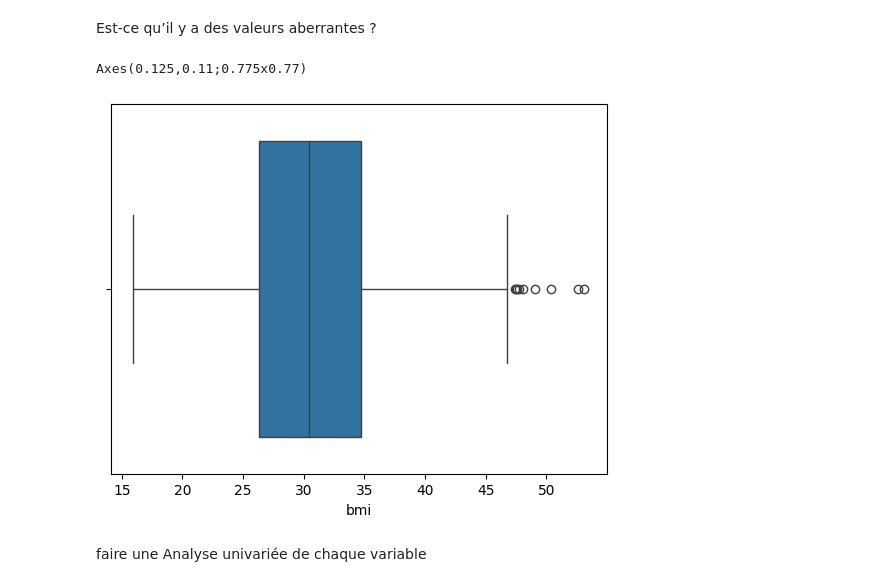
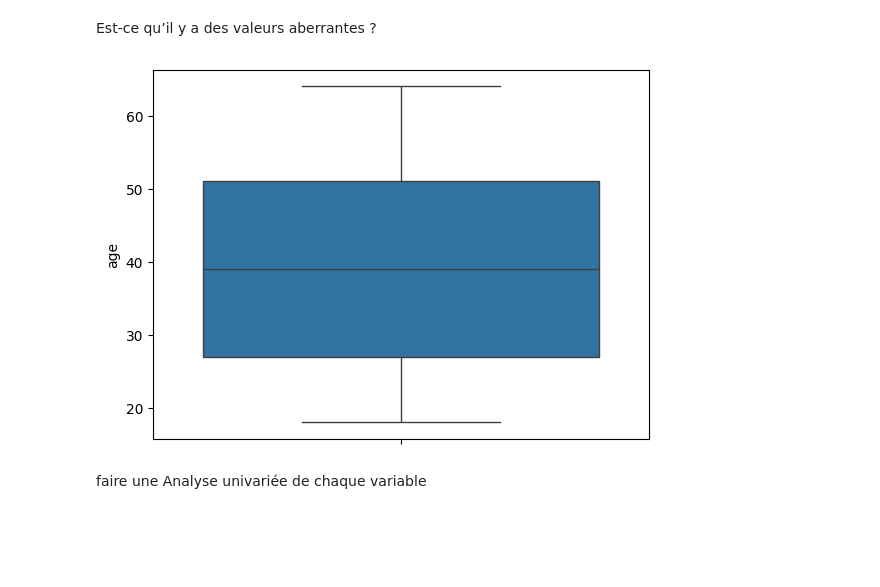
Before and after one commit to AntoineMLD/AssurePeopleUsa, a Jupyter notebook: nettoyage.ipynb, the cells around one changed output. Cells and saved outputs as stored; diff of their text form; code cells hidden in the pictures; blank space fills up the shorter version.

```diff
--- a/nettoyage.ipynb
+++ b/nettoyage.ipynb
@@ -77,11 +77,11 @@ Text(0.5, 1.0, 'Histogramme du bmi avec KDE')
 [figure]
 # %% [markdown]
 Est-ce qu’il y a des valeurs aberrantes ?
-# %%
-print(sns.boxplot(x =data['bmi']))
-# %% [output]
-Axes(0.125,0.11;0.775x0.77)
-[figure, removed]
+# %%
+sns.boxplot(data['age'])
+plt.show()
+# %% [output]
+[figure, added]
 # %% [markdown]
  faire une Analyse univariée de chaque variable
 # %%
```
Also changed, not shown: parts of 5 cells of this notebook.
